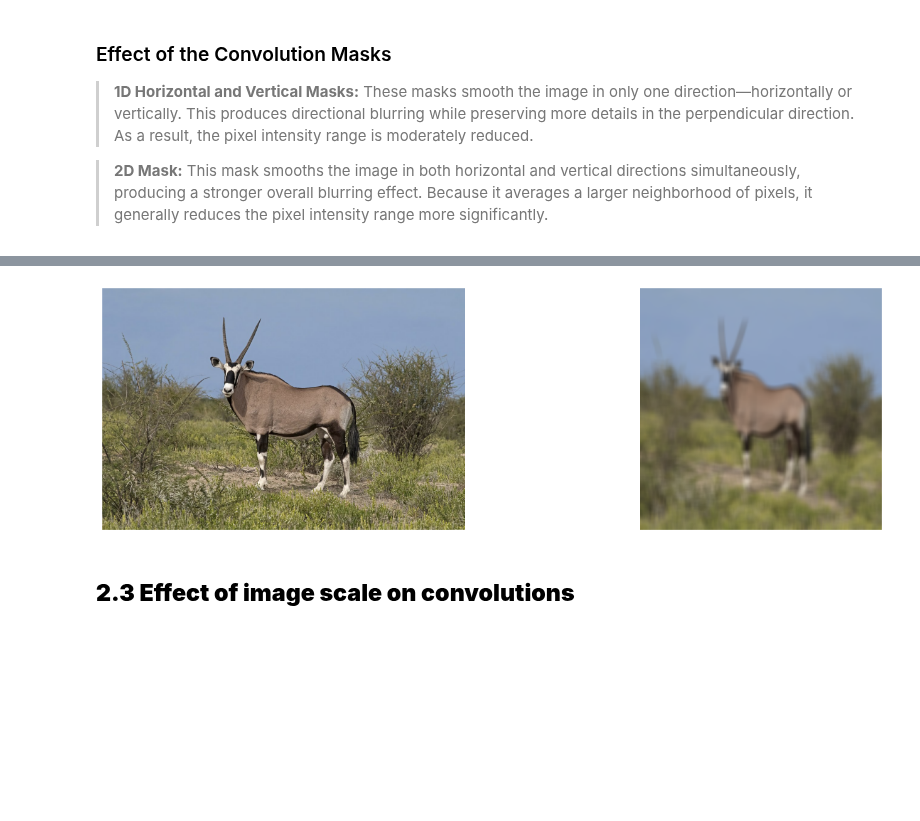
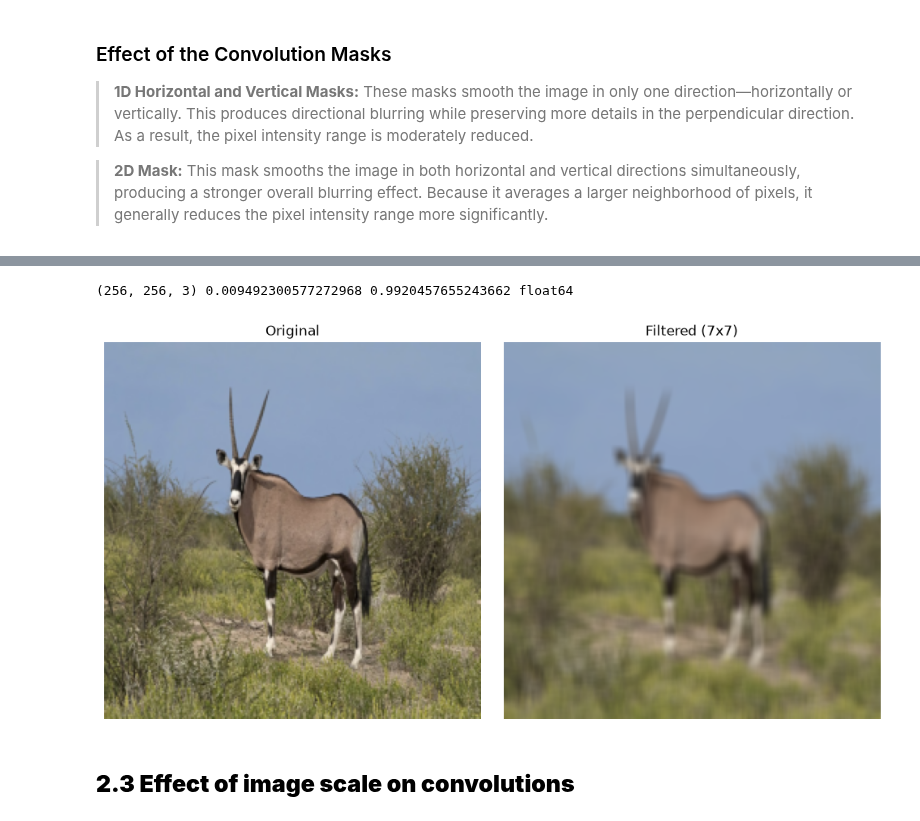
Before and after one commit to marcvergees/VA-P2, a Jupyter notebook: p2_material/2026_ComputerVision_P2.ipynb, the cells around one changed output, grey strips where cells are left out. Drawn from its saved outputs; the diff is of its cells as text; code cells hidden in the pictures; blank space fills up the shorter version.

```diff
--- a/p2_material/2026_ComputerVision_P2.ipynb
+++ b/p2_material/2026_ComputerVision_P2.ipynb
@@ -255,34 +272,40 @@ This mask smooths the image in both horizontal and vertical directions simultane
 > Expected output is illustrated below:
 
 <img src="images_notebook/rgb_filtered.jpg">
-# %%
-def conv_coor(image, mask):
-    image_resized = resize(img_oryx, (256, 256), preserve_range=True)
-    image_resized[:,:,0] = convolve(image_resized[:,:,0],mask)
-    image_resized[:,:,1] = convolve(image_resized[:,:,1],mask)
-    image_resized[:,:,2] = convolve(image_resized[:,:,2],mask)
-
-    image_display = np.clip(image_resized, 0, 255).astype(np.uint8)         # Teníem una imatge en float i ara la passem a grayscale per veure-la.
-
-    fig = plt.figure(figsize=(18, 5))
-
-    plt.subplot(1,2,1)
-    plt.imshow(image)
-    plt.title("Original")
-    plt.axis('off')
-    plt.subplot(1,2,2)
-    plt.imshow(image_display)
-    plt.title("Filtered (7x7)")
-    plt.axis('off')
-
-
-    plt.show()
-
-mask = np.ones((7,7), dtype=np.uint8)
-mask = mask / np.sum(mask)
-conv_coor(img_oryx, mask)
-# %% [output]
-[figure, removed]
+# %%
+def conv_coor(image, mask):
+    filtered_image = np.zeros_like(image, dtype=np.float64)
+
+    filtered_image[:, :, 0] = convolve(image[:, :, 0], mask)
+    filtered_image[:, :, 1] = convolve(image[:, :, 1], mask)
+    filtered_image[:, :, 2] = convolve(image[:, :, 2], mask)
+
+    return filtered_image
+
+
+image_resized = resize(img_oryx, (256, 256), anti_aliasing=True)                                        # float 64 [0,1]
+print(image_resized.shape, image_resized.min(), image_resized.max(), image_resized.dtype)
+plt.figure(figsize=(10, 5))
+
+plt.subplot(1,2,1)
+plt.imshow(image_resized)
+plt.title("Original")
+plt.axis('off')
+
+mask = np.ones((7,7), dtype=np.uint8)
+mask = mask / np.sum(mask)
+filtered_image = conv_coor(image_resized, mask)
+
+plt.subplot(1,2,2)
+plt.imshow(filtered_image)
+plt.title("Filtered (7x7)")
+plt.axis('off')
+
+plt.tight_layout()
+plt.show()
+# %% [output]
+(256, 256, 3) 0.009492300577272968 0.9920457655243662 float64
+[figure, added]
 # %% [markdown]
 ## **2.3 Effect of image scale on convolutions**
 # %% [markdown]
```
Also changed, not shown: parts of 8 cells of this notebook.
